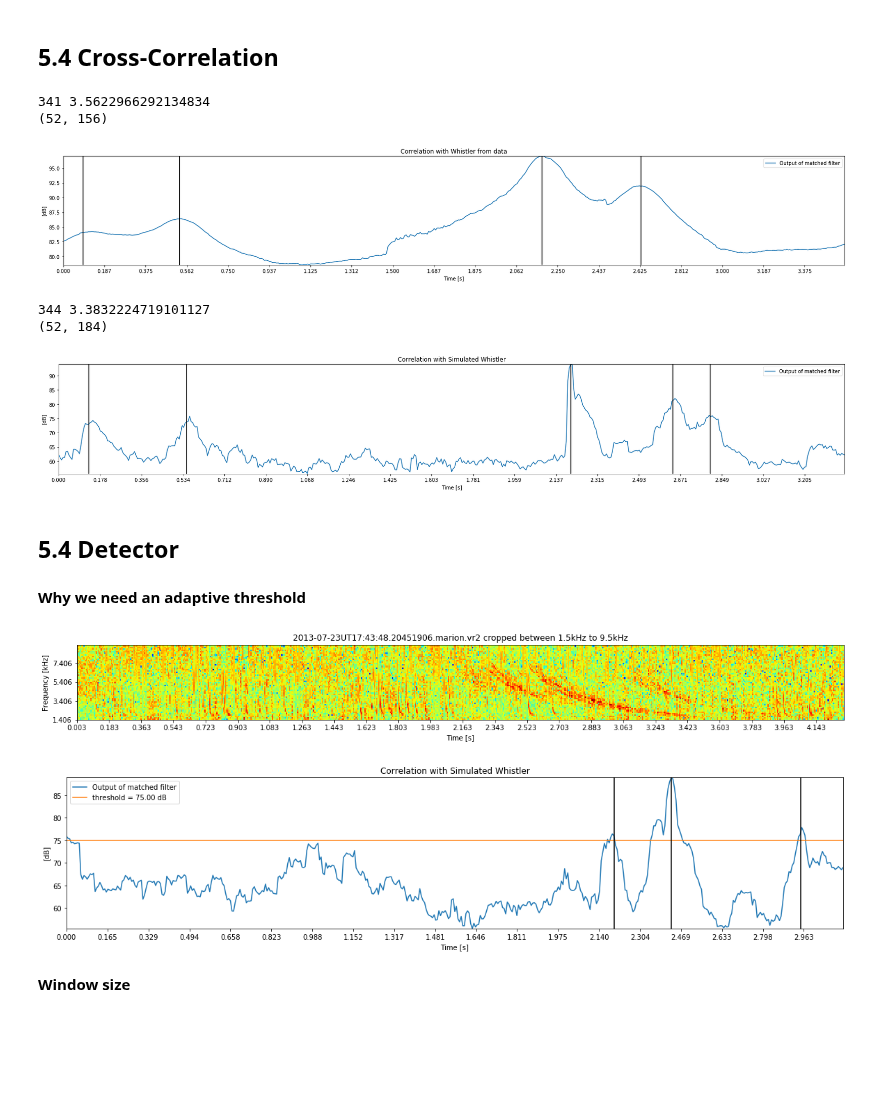
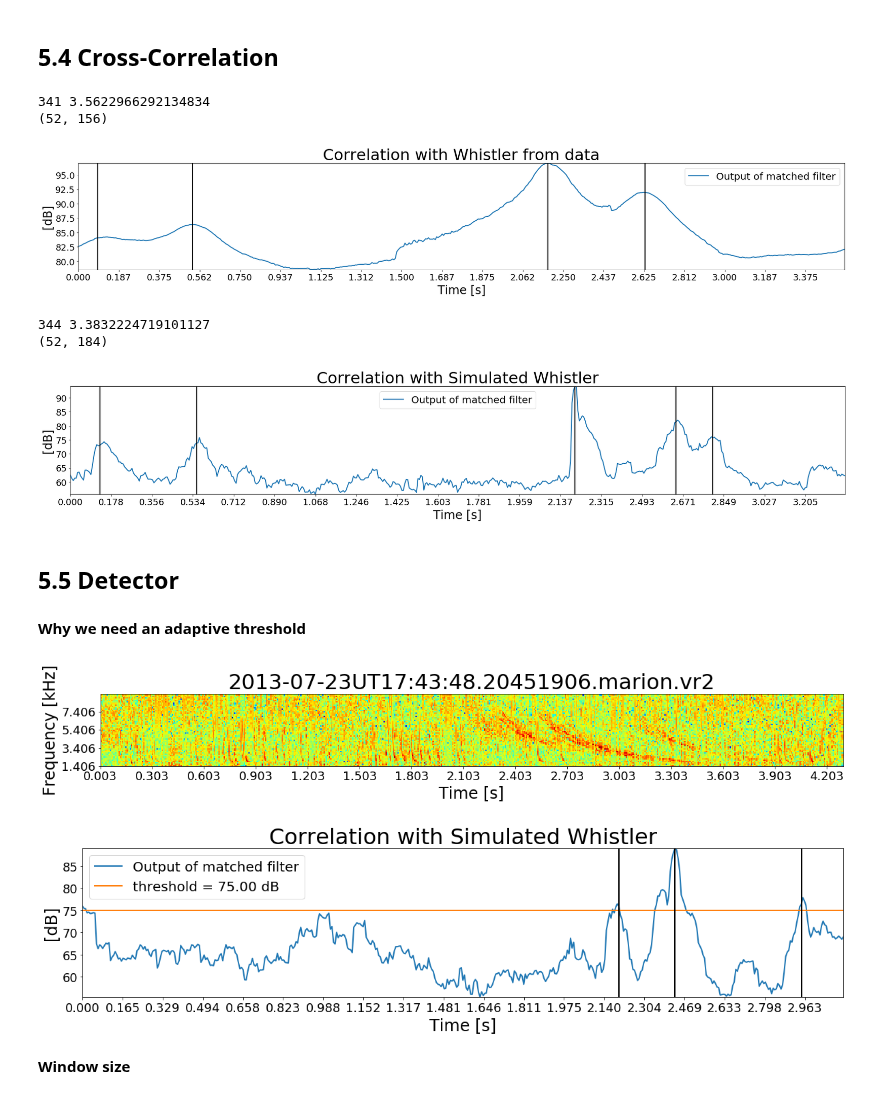
Before and after one commit to Kojey/MSc-whistler-waves-detector, a Jupyter notebook: ipy/report/chapter5_3.ipynb, the cells around one changed output. Cells and saved outputs as stored; diff of their text form; code cells hidden in the pictures; blank space fills up the shorter version.

```diff
--- a/ipy/report/chapter5_3.ipynb
+++ b/ipy/report/chapter5_3.ipynb
@@ -21,6 +21,13 @@ dataset_loc = os.path.join(os.getcwd().split(os.environ.get('USER'))[0],os.envir
 database_loc = os.path.join(os.getcwd().split(os.environ.get('USER'))[0],os.environ.get('USER'), 'wdml', 'data','databases', 'awdEvents1')
 site = 'marion'
 database = Database(dataset_loc, database_loc, site)
+
+linewidth = 2
+font_title = 32
+font_legend = 20
+font_label = 24
+font_ticks = 18
+font = [font_title, font_legend, font_label, font_ticks, linewidth] # [None]*5
 # %% [markdown]
 ## **5.3 Spectrogram**
 # %% [markdown]
@@ -55,61 +58,61 @@ sample.spectrogram_plot(figsize=sample.get_figsize(), xlabel='Time [s]', ylabel=
 # %%
 transforms, transforms_params = ['slice','zscore'],[[1.5,9.5],[None]]
 detector, detector_params = 'ca_cfar', [15,10,1e-3]
 sample.spectrogram_with_axis(log10=True)
 sample.apply_transform(transforms, transforms_params)
 
 figsize = sample.get_figsize()
 
 # sample.spectrogram_plot(figsize=sample.get_figsize(),xlabel='Time [s]', ylabel='Frequency [kHz]',zlabel='sprectrum magnitude [dB]',
 #                            xaxis=True, yaxis=True,ticks=[0.2,2],title="Spectrogram: "+sample.get_file(), cmap='jet', cmap_show=False, vlines=[0.18,0.5,2.2,2.6,2.65,3.2,3.7])
 
 kernel = sample.load_kernel('mean', [os.path.join(database_loc, site, 'kernels', 'kernel_data.h5')])
 kernel = ((kernel-kernel.min())/(kernel.max()-kernel.min()))
 corr = signal.correlate(10**sample.get_spectrogram(), kernel, mode='valid')[0]
 print(np.argmax(corr), (len(corr))*sample.get_time_res())
 print(kernel.shape)
 sample.plot_corr_output(transforms, transforms_params, detector, detector_params, kernel=kernel, thresholds=[], detection=False,
-                        figsize=(figsize[0],4),title='Correlation with Whistler from data', vlines=[0.09,0.53,2.18,2.63])
+                        figsize=(figsize[0],4),title='Correlation with Whistler from data', vlines=[0.09,0.53,2.18,2.63],font=font)
 
 
 kernel = sample.load_kernel('sim', [0.35,80,1])
 corr = signal.correlate(10**sample.get_spectrogram(), kernel, mode='valid')[0]
 print(np.argmax(corr), (len(corr))*sample.get_time_res())
 print(kernel.shape)
 sample.plot_corr_output(transforms, transforms_params, detector, detector_params, kernel=kernel, thresholds=[], detection=False,
-                        figsize=(figsize[0],4),title='Correlation with Simulated Whistler', vlines=[0.13,0.55,2.2,2.64,2.8])
+                        figsize=(figsize[0],4),title='Correlation with Simulated Whistler', vlines=[0.13,0.55,2.2,2.64,2.8],font=font)
 # %% [output]
 341 3.5622966292134834
 (52, 156)
-[figure, old version]
+[figure, new version]
 344 3.3832224719101127
 (52, 184)
-[figure, old version]
+[figure, new version]
 # %% [markdown]
-## **5.4 Detector**
+## **5.5 Detector**
 # %% [markdown]
 **Why we need an adaptive threshold**
 # %%
 transforms, transforms_params = ['slice','zscore'],[[1.5,9.5],[None]]
 detector, detector_params = 'ca_cfar', [15,10,1e-3]
 # reason for adaptive threshold
-file = '2013-07-23UT17:43:48.20451906.marion.vr2'
-
-# file = '2013-04-22UT01:28:03.48279656.marion.vr2'
+files = ['2013-07-23UT17:43:48.20451906.marion.vr2', '2013-04-22UT01:28:03.48279656.marion.vr2','2013-07-05UT19:09:09.53571914.marion.vr2']
+lines = [[2.2,2.43, 2.95],[0.14,0.56,2.2,2.64,2.8],[2.25,2.36,2.5]]
+ix = 0
+file, line = files[ix], lines[ix]
 sample = SampleDetector(dataset_loc, site, file)
 sample.spectrogram_with_axis(log10=True)
 sample.set_figsize(freq_size*sample.get_time_freq_ratio(dec=0), freq_size/2)
 figsize=sample.get_figsize()
 sample.apply_transform(transforms, transforms_params)
 sample.spectrogram_plot(figsize=sample.get_figsize(), xlabel='Time [s]', ylabel='Frequency [kHz]',zlabel='sprectrum magnitude [dB]',
-                           xaxis=True, yaxis=True,ticks=[0.18,2],
-                           title=sample.get_file()+" cropped between 1.5kHz to 9.5kHz", cmap='jet', cmap_show=False)
+                           xaxis=True, yaxis=True,ticks=[0.3,2],title=sample.get_file(), cmap='jet', cmap_show=False, font=font)
 kernel = sample.load_kernel('sim', [0.35,80,1])
 sample.plot_corr_output(transforms, transforms_params, detector, detector_params, kernel=kernel, thresholds=[75], detection=False,
-                        figsize=(figsize[0],4),title='Correlation with Simulated Whistler', vlines=[2.2,2.43, 2.95])
+                        figsize=(figsize[0],4),title='Correlation with Simulated Whistler', vlines=line,font=font)
 # %% [output]
-[figure, old version]
+[figure, new version]
-[figure, old version]
+[figure, new version]
 # %% [markdown]
 **Window size**
 # %%
```
Also changed, not shown: parts of 14 cells of this notebook, 2 other files.
